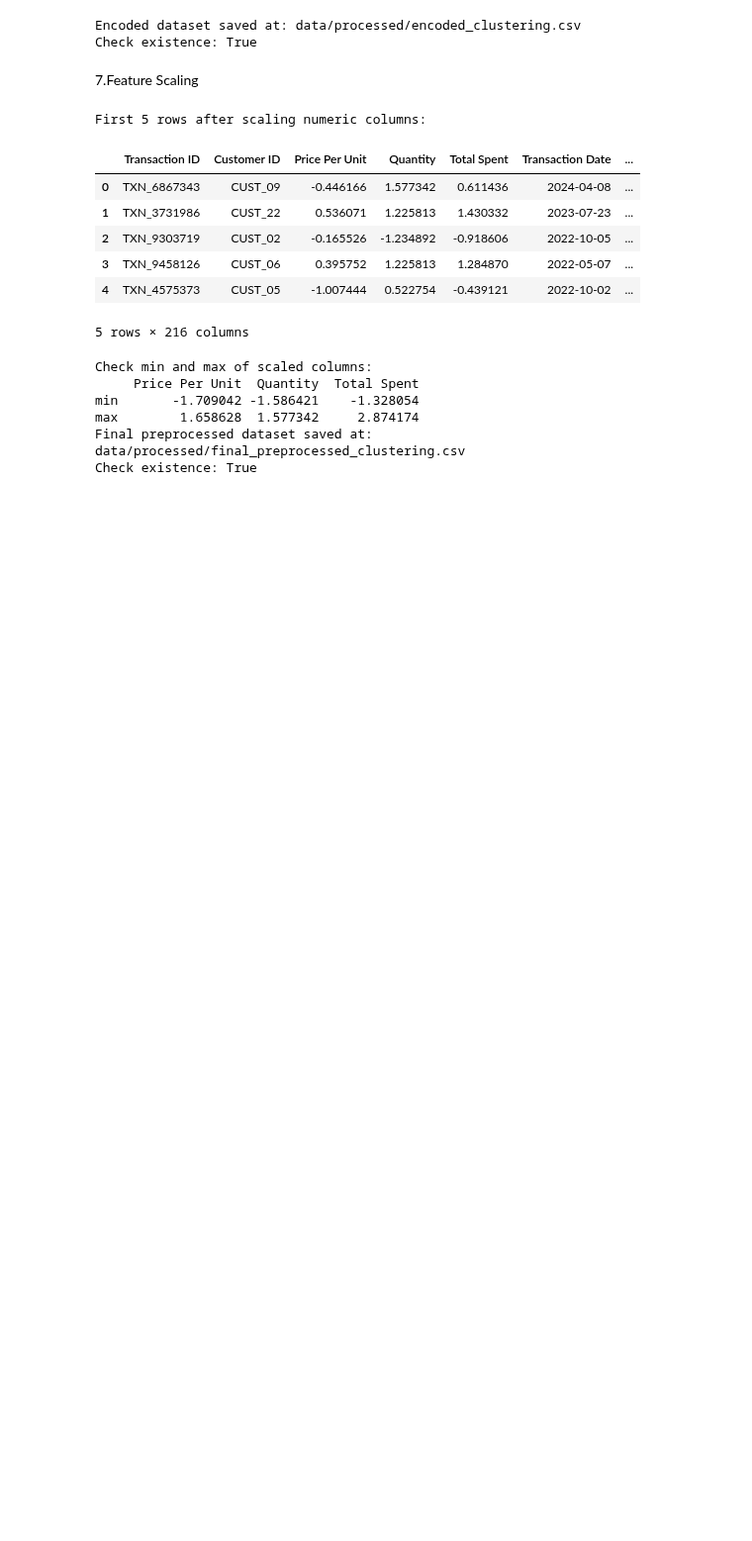
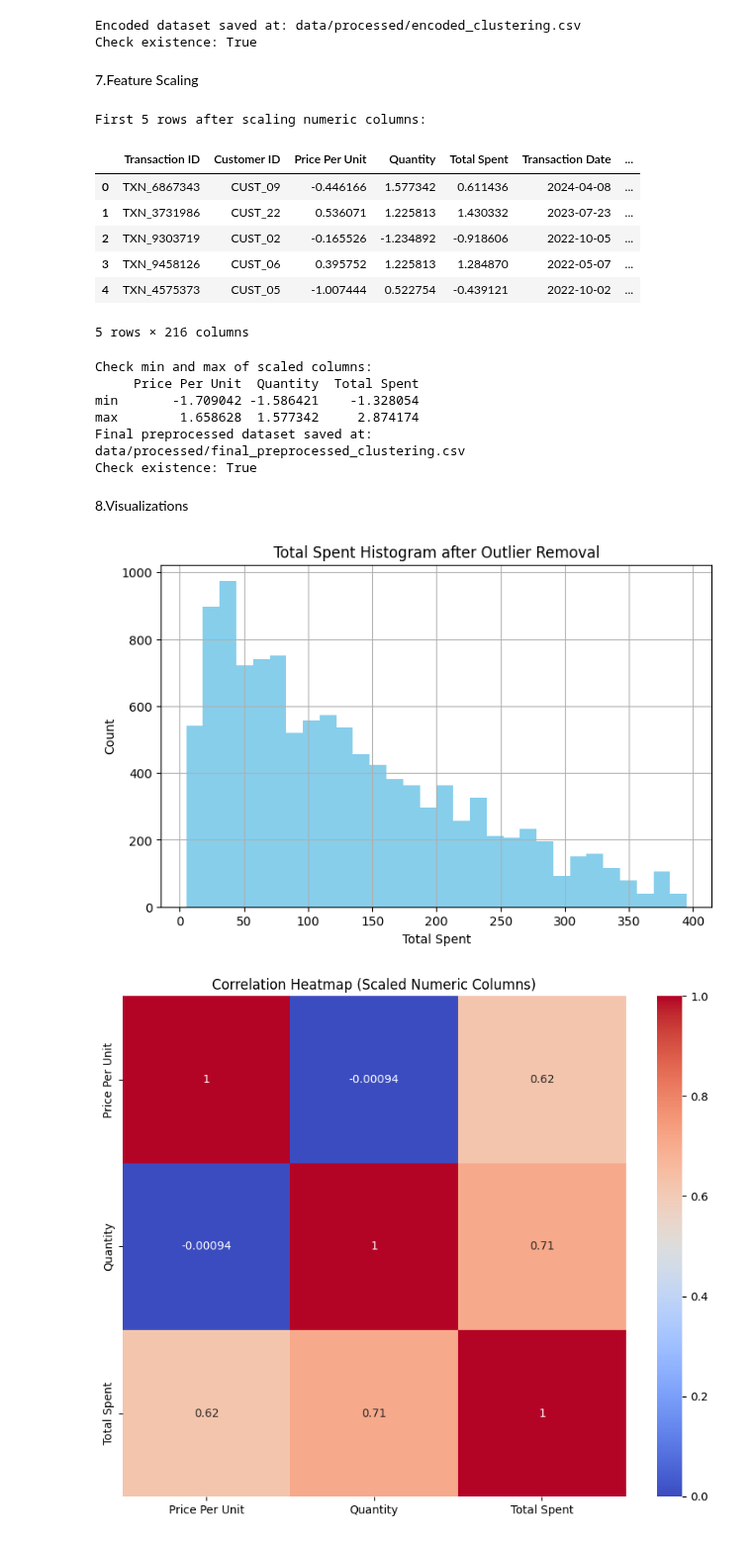
Before and after one commit to alberehap/Project-ML, a Jupyter notebook: clustering_preprocessing.ipynb, the cells around one changed output. Shown at 99% size. Saved outputs shown, nothing was run; the diff lists cells and outputs as text; code cells hidden in the pictures; blank space fills up the shorter version.

Commit message:
Add visualizations for total spent and numeric correlations

```diff
--- a/clustering_preprocessing.ipynb
+++ b/clustering_preprocessing.ipynb
@@ -251,3 +251,26 @@ min       -1.709042 -1.586421    -1.328054
 max        1.658628  1.577342     2.874174
 Final preprocessed dataset saved at: data/processed/final_preprocessed_clustering.csv
 Check existence: True
+# %% [markdown]
+8.Visualizations
+# %%
+
+import matplotlib.pyplot as plt
+import seaborn as sns
+
+# Histogram for Total Spent after outlier removal
+plt.figure(figsize=(8,5))
+df['Total Spent'].hist(bins=30, color='skyblue')
+plt.title('Total Spent Histogram after Outlier Removal')
+plt.xlabel('Total Spent')
+plt.ylabel('Count')
+plt.show()
+
+# Correlation Heatmap for scaled numeric columns
+plt.figure(figsize=(10,8))
+sns.heatmap(df_scaled[['Price Per Unit','Quantity','Total Spent']].corr(), annot=True, cmap='coolwarm')
+plt.title('Correlation Heatmap (Scaled Numeric Columns)')
+plt.show()
+# %% [output]
+[figure, added]
+[figure, added]
```
